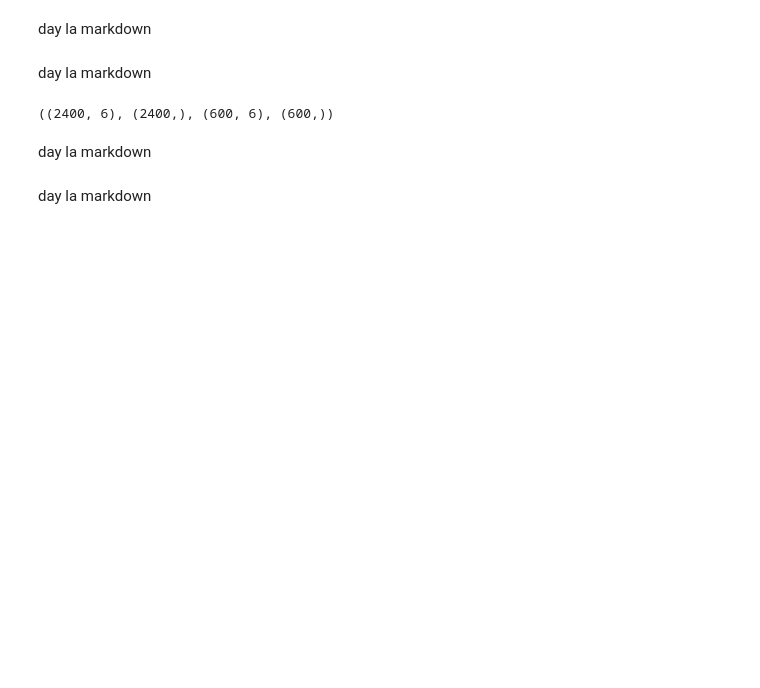
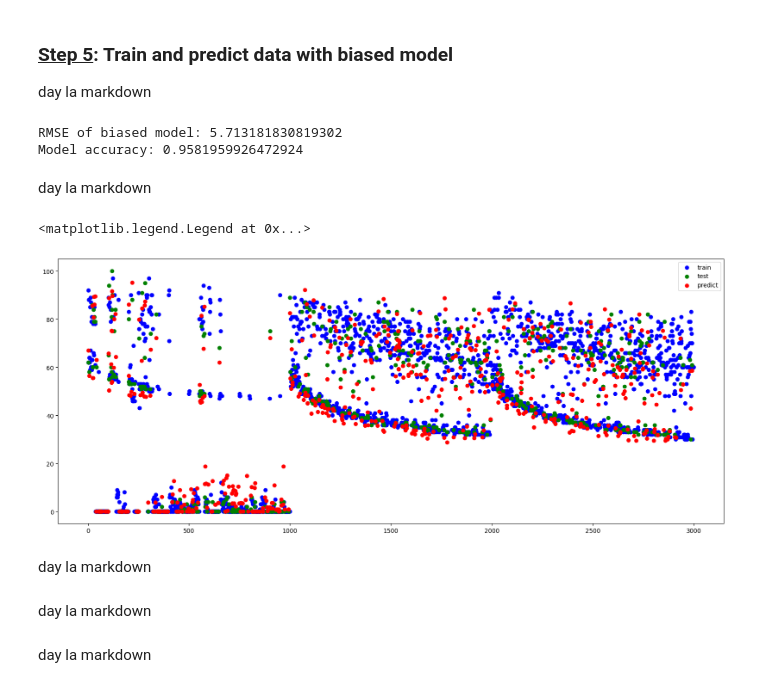
Before and after one commit to quytrungg/Final_Project_CSC14119, a Jupyter notebook: data_modeling/components/songs_data_modeling.ipynb, the cells around one changed output. Saved outputs shown, nothing was run; the diff lists cells and outputs as text; code cells hidden in the pictures; blank space fills up the shorter version.

```diff
--- a/data_modeling/components/songs_data_modeling.ipynb
+++ b/data_modeling/components/songs_data_modeling.ipynb
@@ -28,0 +32,4 @@ from ipynb.fs.full.songs_data_exploration import songs_model_df
+# %%
+model_df = songs_model_df
+
+train_features, test_features, train_label, test_label = train_test_split(model_df.iloc[:, :-1], model_df.iloc[:, -1], test_size = 0.2, shuffle=True)
@@ -29,10 +105,27 @@ from ipynb.fs.full.songs_data_exploration import songs_model_df
+# %% [markdown]
+### <b><u>Step 5</u>: Train and predict data with biased model</b>
+
+day la markdown
+# %%
+model2 = lr().fit(train_features, train_label)
+pred = model2.predict(test_features)
+result2 = pd.DataFrame(pred, columns=['popularity'], index=test_features.index)
+result2[result2['popularity'] < 0] = 0
+print('RMSE of biased model:', model_rmse(test_label, pred))
+print('Model accuracy:', model2.score(test_features, test_label))
+# %% [output]
+RMSE of biased model: 5.713181830819302
+Model accuracy: 0.9581959926472924
 # %% [markdown]
 day la markdown
-# %%
-train_features, test_features, train_label, test_label = train_test_split(songs_model_df.iloc[:, :-1], songs_model_df.iloc[:, -1], test_size = 0.2)
+# %%
+plt.figure(figsize=(20, 8))
+plt.scatter(train_label.index, train_label.values, color='b', label='train')
+plt.scatter(test_label.index, test_label.values, color='g', label='test')
+plt.scatter(result2['popularity'].index, result2['popularity'].values, color='r', label='predict')
+plt.legend()
+# %% [output]
+<matplotlib.legend.Legend at 0x...>
+[figure, added]
 # %% [markdown]
 day la markdown
-# %%
-train_features.shape, train_label.shape, test_features.shape, test_label.shape
-# %% [output]
-((2400, 6), (2400,), (600, 6), (600,))
```
Also changed, not shown: parts of 48 cells of this notebook, 6 other files.
